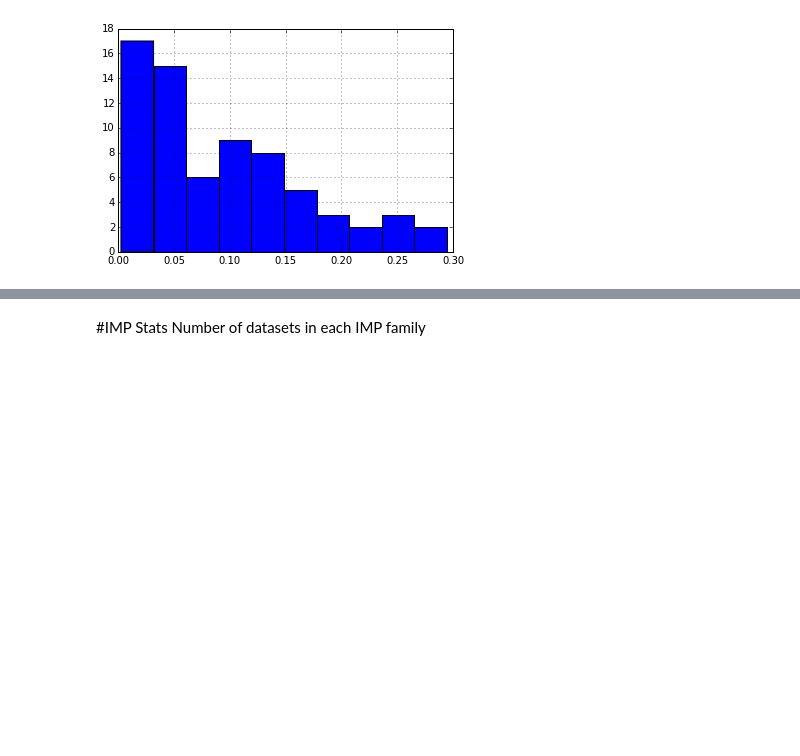
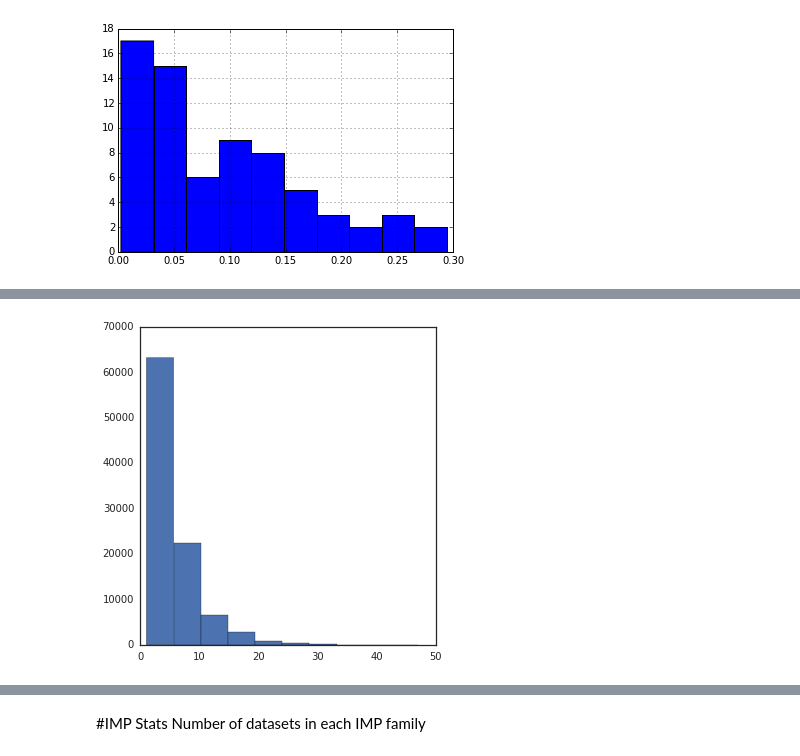
Before and after one commit to gpratt/iPython_Notebook, a Jupyter notebook: encode/encode_QC.ipynb, the cells around one changed output, grey strips where cells are left out. Saved outputs shown, nothing was run; the diff lists cells and outputs as text; code cells hidden in the pictures; blank space fills up the shorter version.

```diff
--- a/encode/encode_QC.ipynb
+++ b/encode/encode_QC.ipynb
@@ -335,0 +384,3 @@ imp_df["Percent Usable"].hist()
+# %%
+barcodes = pd.read_table("/nas3/gpratt/projects/encode/analysis/split_fastq_v2/TAFOX_S1_L001_R1_001.metrics",
+              names=["barcode", "randomer", "count"])
@@ -335,0 +444,10 @@ imp_df["Percent Usable"].hist()
+# %%
+import os
+from gscripts.general import dataviz
+img_dir = "."
+# %%
+with dataviz.Figure(os.path.join(img_dir,"barcode_dist.svg"), figsize=(5,5)) as fig:
+    ax = fig.add_subplot(1,1,1)
+    ax.hist(barcodes[barcodes.barcode == "ACCT"]['count'].values)
+# %% [output]
+[figure, added]
```
Also changed, not shown: parts of 30 cells of this notebook.
